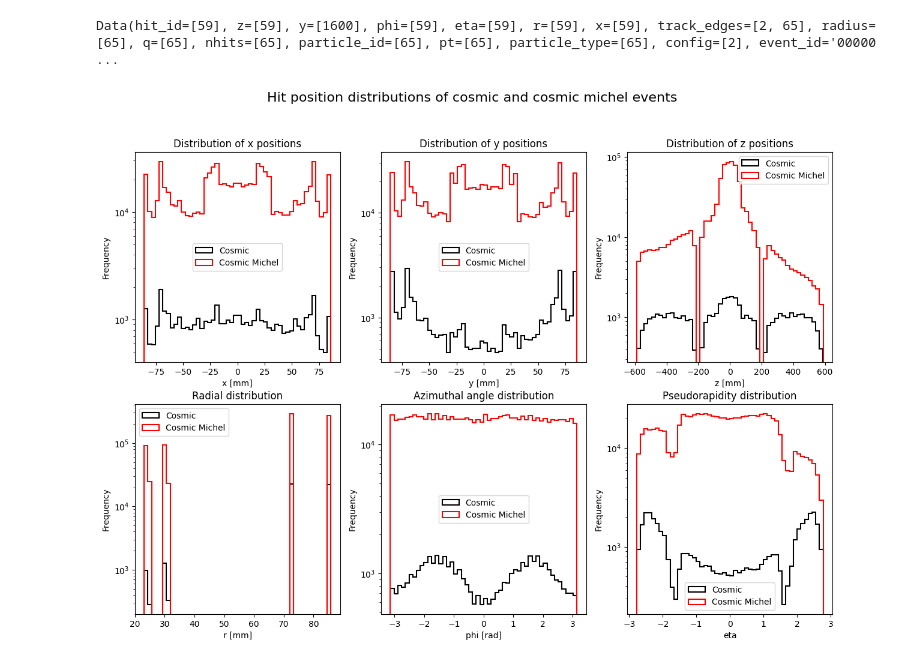
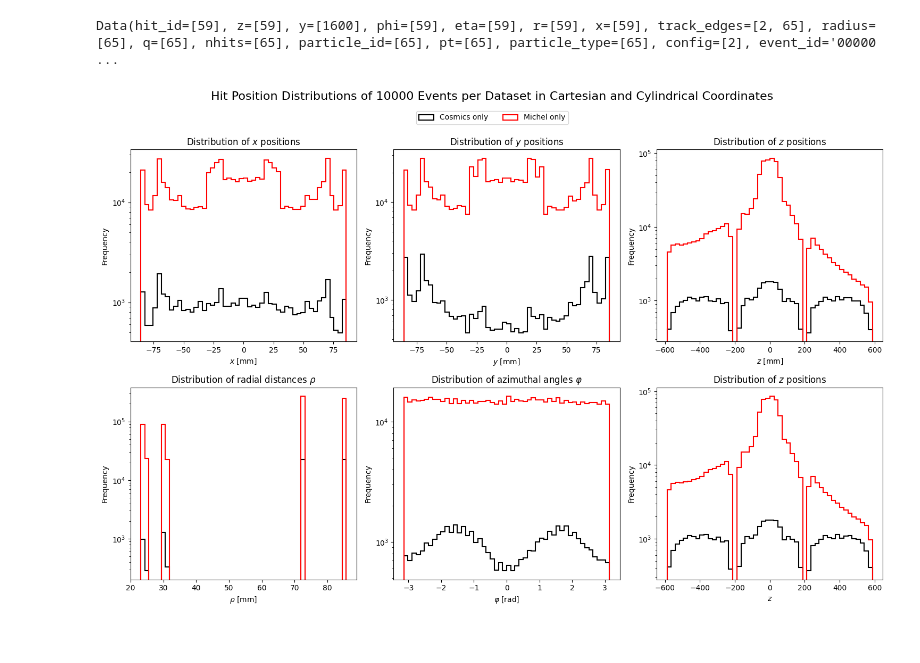
Before and after one commit to sdittmeier/Mu3eCosmicGNN, a Jupyter notebook: examples/Cosmic_GNN/visualization.ipynb, the cells around one changed output. Cells and saved outputs as stored; diff of their text form; code cells hidden in the pictures.

```diff
--- a/examples/Cosmic_GNN/visualization.ipynb
+++ b/examples/Cosmic_GNN/visualization.ipynb
@@ -372,16 +372,22 @@ def get_hit_data(dir, samplesize, key, filter_particle=None):
 
 #Position plots
 def get_position_data(dir, samplesize):
+    #cartesian
     x_data = get_hit_data(dir, samplesize, 'x')
     y_data = get_hit_data(dir, samplesize, 'y')
     z_data = get_hit_data(dir, samplesize, 'z')
 
-    r = np.sqrt(np.array(x_data)**2 + np.array(y_data)**2)
-    phi = np.arctan2(np.array(y_data), np.array(x_data))
-    theta = np.arccos(np.array(z_data)/np.sqrt(np.array(x_data)**2 + np.array(y_data)**2 + np.array(z_data)**2))
-    eta = -np.log(np.tan(theta/2))
+    #spherical
+    r = np.sqrt(np.array(x_data)**2 + np.array(y_data)**2+ np.array(z_data)**2)
+    phi = np.arctan2(np.array(z_data), np.array(x_data))
+    theta = np.arccos(np.array(y_data)/r)
 
-    return x_data, y_data, z_data, r, phi, eta
+    #cylindrical
+    rho = np.sqrt(np.array(x_data)**2 + np.array(y_data)**2)
+    phi = np.arctan2(y_data, x_data)
+    z_cyl = z_data
+
+    return x_data, y_data, z_data, rho, phi, z_cyl
 
 def get_particle_data(dir, samplesize):
     pid = get_hit_data(dir, samplesize, 'particle_type')
@@ -438,52 +444,61 @@ def get_graph_data(dir, samplesize):
     return num_edges, num_nodes
 # %%
 cosmic_dir = '/mnt/data1/karres/cosmics_test/feature_store_cosmic/trainset/'
+michel_dir = '/mnt/data1/karres/cosmics_test/feature_store_michel/trainset/'
 cosmic_michel_dir = '/mnt/data1/karres/cosmics_test/feature_store_cosmic_michel/trainset/'
 
 x_c, y_c, z_c, r_c, phi_c, eta_c = get_position_data(cosmic_dir, 10000)
-x_cm, y_cm, z_cm, r_cm, phi_cm, eta_cm = get_position_data(cosmic_michel_dir, 10000)
+x_m, y_m, z_m, r_m, phi_m, eta_m = get_position_data(michel_dir, 10000)
+#x_cm, y_cm, z_cm, r_cm, phi_cm, eta_cm = get_position_data(cosmic_michel_dir, 10000)
 
 fig, axs = plt.subplots(2, 3, figsize=(15, 10))
 
-axs[0,0].hist(x_c, bins=50, linewidth=1.5, edgecolor='black', histtype='step', label='Cosmic')
-axs[0,0].hist(x_cm, bins=50, linewidth=1.5, edgecolor='red', histtype='step', label='Cosmic Michel')
-axs[0,0].set_xlabel('x [mm]')
-axs[0,0].set_title('Distribution of x positions')
+axs[0,0].hist(x_c, bins=50, linewidth=1.5, edgecolor='black', histtype='step', label='Cosmics only')
+axs[0,0].hist(x_m, bins=50, linewidth=1.5, edgecolor='red', histtype='step', label='Michel only')
+#axs[0,0].hist(x_cm, bins=50, linewidth=1.5, edgecolor='blue', histtype='step', label='Cosmics with Michel')
+axs[0,0].set_xlabel(r'$x$ [mm]')
+axs[0,0].set_title(r'Distribution of $x$ positions')
 
-axs[0,1].hist(y_c, bins=50, linewidth=1.5, edgecolor='black', histtype='step', label='Cosmic')
-axs[0,1].hist(y_cm, bins=50, linewidth=1.5, edgecolor='red', histtype='step', label='Cosmic Michel')
-axs[0,1].set_xlabel('y [mm]')
-axs[0,1].set_title('Distribution of y positions')
+axs[0,1].hist(y_c, bins=50, linewidth=1.5, edgecolor='black', histtype='step')
+axs[0,1].hist(y_m, bins=50, linewidth=1.5, edgecolor='red', histtype='step')
+#axs[0,1].hist(y_cm, bins=50, linewidth=1.5, edgecolor='blue', histtype='step')
+axs[0,1].set_xlabel(r'$y$ [mm]')
+axs[0,1].set_title(r'Distribution of $y$ positions')
 
-axs[0,2].hist(z_c, bins=50, linewidth=1.5, edgecolor='black', histtype='step', label='Cosmic')
-axs[0,2].hist(z_cm, bins=50, linewidth=1.5, edgecolor='red', histtype='step', label='Cosmic Michel')
-axs[0,2].set_xlabel('z [mm]')
-axs[0,2].set_title('Distribution of z positions')
+axs[0,2].hist(z_c, bins=50, linewidth=1.5, edgecolor='black', histtype='step')
+axs[0,2].hist(z_m, bins=50, linewidth=1.5, edgecolor='red', histtype='step')
+#axs[0,2].hist(z_cm, bins=50, linewidth=1.5, edgecolor='blue', histtype='step')
+axs[0,2].set_xlabel(r'$z$ [mm]')
+axs[0,2].set_title(r'Distribution of $z$ positions')
 
-axs[1,0].hist(r_c, bins=50, linewidth=1.5, edgecolor='black', histtype='step', label='Cosmic')
-axs[1,0].hist(r_cm, bins=50, linewidth=1.5, edgecolor='red', histtype='step', label='Cosmic Michel')
-axs[1,0].set_xlabel('r [mm]')
-axs[1,0].set_title('Radial distribution')
+axs[1,0].hist(r_c, bins=50, linewidth=1.5, edgecolor='black', histtype='step')
+axs[1,0].hist(r_m, bins=50, linewidth=1.5, edgecolor='red', histtype='step')
+#axs[1,0].hist(r_cm, bins=50, linewidth=1.5, edgecolor='blue', histtype='step')
+axs[1,0].set_xlabel(r'$\rho$ [mm]')
+axs[1,0].set_title(r'Distribution of radial distances $\rho$')
 
-axs[1,1].hist(phi_c, bins=50, linewidth=1.5, edgecolor='black', histtype='step', label='Cosmic')
-axs[1,1].hist(phi_cm, bins=50, linewidth=1.5, edgecolor='red', histtype='step', label='Cosmic Michel')
-axs[1,1].set_xlabel('phi [rad]')
-axs[1,1].set_title('Azimuthal angle distribution')
+axs[1,1].hist(phi_c, bins=50, linewidth=1.5, edgecolor='black', histtype='step')
+axs[1,1].hist(phi_m, bins=50, linewidth=1.5, edgecolor='red', histtype='step')
+#axs[1,1].hist(phi_cm, bins=50, linewidth=1.5, edgecolor='blue', histtype='step')
+axs[1,1].set_xlabel(r'$\varphi$ [rad]')
+axs[1,1].set_title(r'Distribution of azimuthal angles $\varphi$')
 
-axs[1,2].hist(eta_c, bins=50, linewidth=1.5, edgecolor='black', histtype='step', label='Cosmic')
-axs[1,2].hist(eta_cm, bins=50, linewidth=1.5, edgecolor='red', histtype='step', label='Cosmic Michel')
-axs[1,2].set_xlabel('eta')
-axs[1,2].set_title('Pseudorapidity distribution')
+axs[1,2].hist(eta_c, bins=50, linewidth=1.5, edgecolor='black', histtype='step')
+axs[1,2].hist(eta_m, bins=50, linewidth=1.5, edgecolor='red', histtype='step')
+#axs[1,2].hist(eta_cm, bins=50, linewidth=1.5, edgecolor='blue', histtype='step')
+axs[1,2].set_xlabel(r'$z$')
+axs[1,2].set_title(r'Distribution of $z$ positions')
 
 for ax in axs.flat:
     ax.set_ylabel('Frequency')
     ax.set_yscale('log')
-    ax.legend()
 
-fig.suptitle('Hit position distributions of cosmic and cosmic michel events', fontsize=16)
-fig.savefig('/home/mue/karres/git/Mu3eCosmicGNN/examples/Cosmic_GNN/control_plots/position_plots.png', dpi=400)
+fig.legend(loc='upper center', ncol=2, bbox_to_anchor=(0.5, 0.95))
+plt.tight_layout(rect=[0, 0, 1, 0.91])
+fig.suptitle('Hit Position Distributions of 10000 Events per Dataset in Cartesian and Cylindrical Coordinates', fontsize=16)
+fig.savefig('/home/mue/karres/git/Mu3eCosmicGNN/examples/Cosmic_GNN/thesis_collection/position_plots.pdf', format="pdf", bbox_inches="tight")
 plt.show()
 # %% [output]
-[figure, old version]
+[figure, new version]
 # %%
 cosmic_dir = '/mnt/data1/karres/cosmics_test/feature_store_cosmic/trainset/'
```
Also changed, not shown: parts of 28 cells of this notebook, 16 other files.
